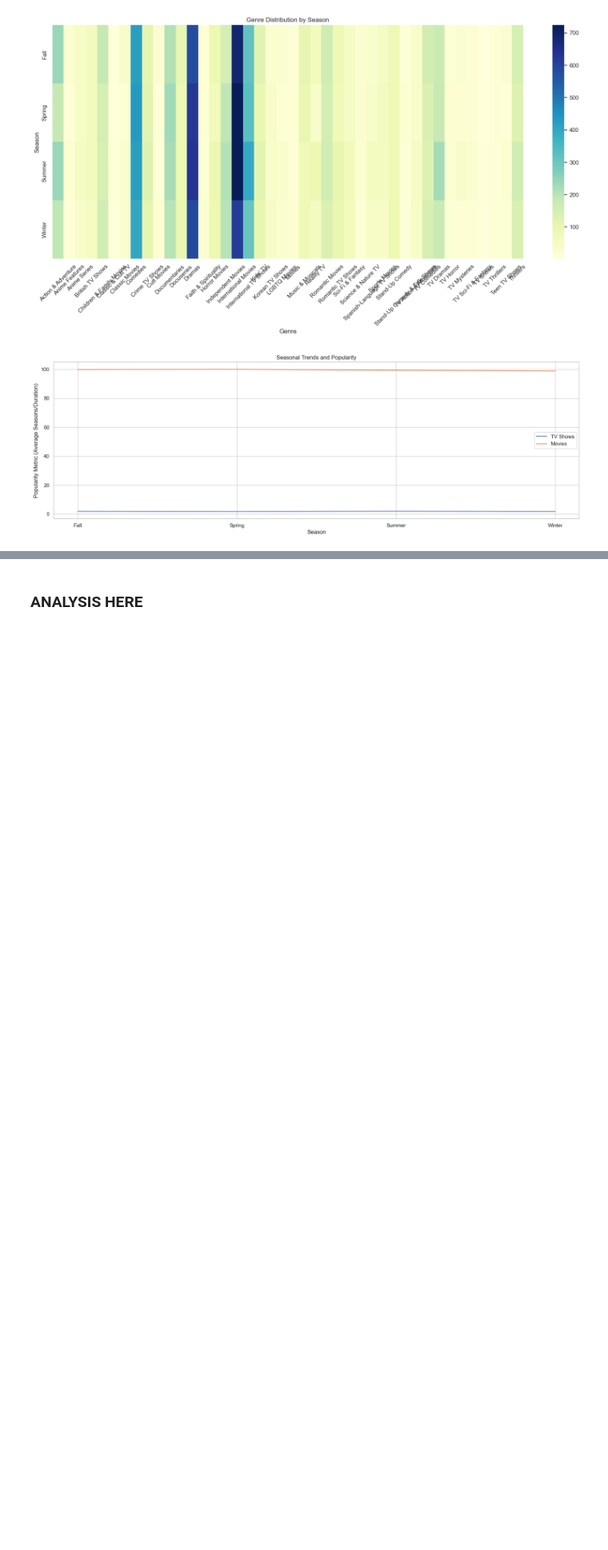
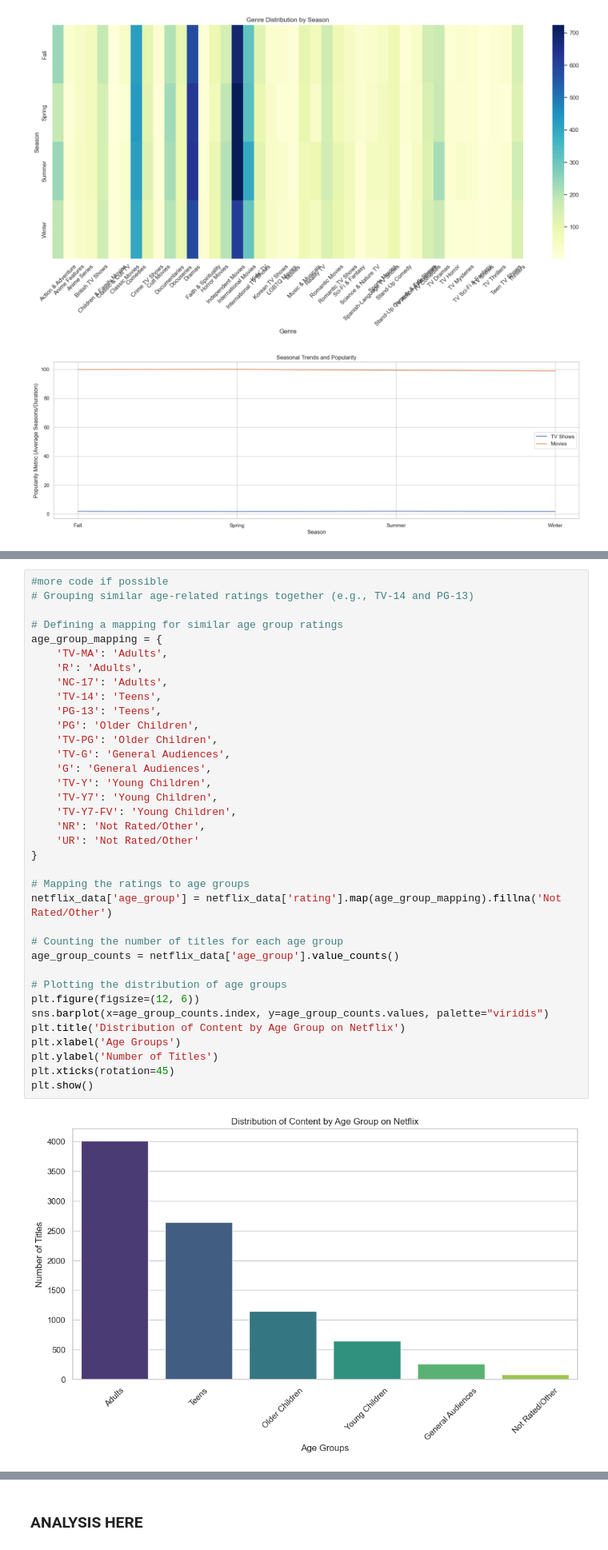
Before and after one commit to CSHieuV/MetaDataAnalysisCompetition, a Jupyter notebook: MetaAnalysis.ipynb, the cells around one changed output, grey strips where cells are left out. Shown at 80% size. Cells and saved outputs as stored; diff of their text form; blank space fills up the shorter version.

```diff
--- a/MetaAnalysis.ipynb
+++ b/MetaAnalysis.ipynb
@@ -410,0 +452,38 @@ See the caveats in the documentation: https://pandas.pydata.org/pandas-docs/stab
+# %%
+#more code if possible
+# Grouping similar age-related ratings together (e.g., TV-14 and PG-13)
+
+# Defining a mapping for similar age group ratings
+age_group_mapping = {
+    'TV-MA': 'Adults',
+    'R': 'Adults',
+    'NC-17': 'Adults',
+    'TV-14': 'Teens',
+    'PG-13': 'Teens',
+    'PG': 'Older Children',
+    'TV-PG': 'Older Children',
+    'TV-G': 'General Audiences',
+    'G': 'General Audiences',
+    'TV-Y': 'Young Children',
+    'TV-Y7': 'Young Children',
+    'TV-Y7-FV': 'Young Children',
+    'NR': 'Not Rated/Other',
+    'UR': 'Not Rated/Other'
+}
+
+# Mapping the ratings to age groups
+netflix_data['age_group'] = netflix_data['rating'].map(age_group_mapping).fillna('Not Rated/Other')
+
+# Counting the number of titles for each age group
+age_group_counts = netflix_data['age_group'].value_counts()
+
+# Plotting the distribution of age groups
+plt.figure(figsize=(12, 6))
+sns.barplot(x=age_group_counts.index, y=age_group_counts.values, palette="viridis")
+plt.title('Distribution of Content by Age Group on Netflix')
+plt.xlabel('Age Groups')
+plt.ylabel('Number of Titles')
+plt.xticks(rotation=45)
+plt.show()
+# %% [output]
+[figure, added]
```
Also changed, not shown: parts of 4 cells of this notebook, 1 other file.
